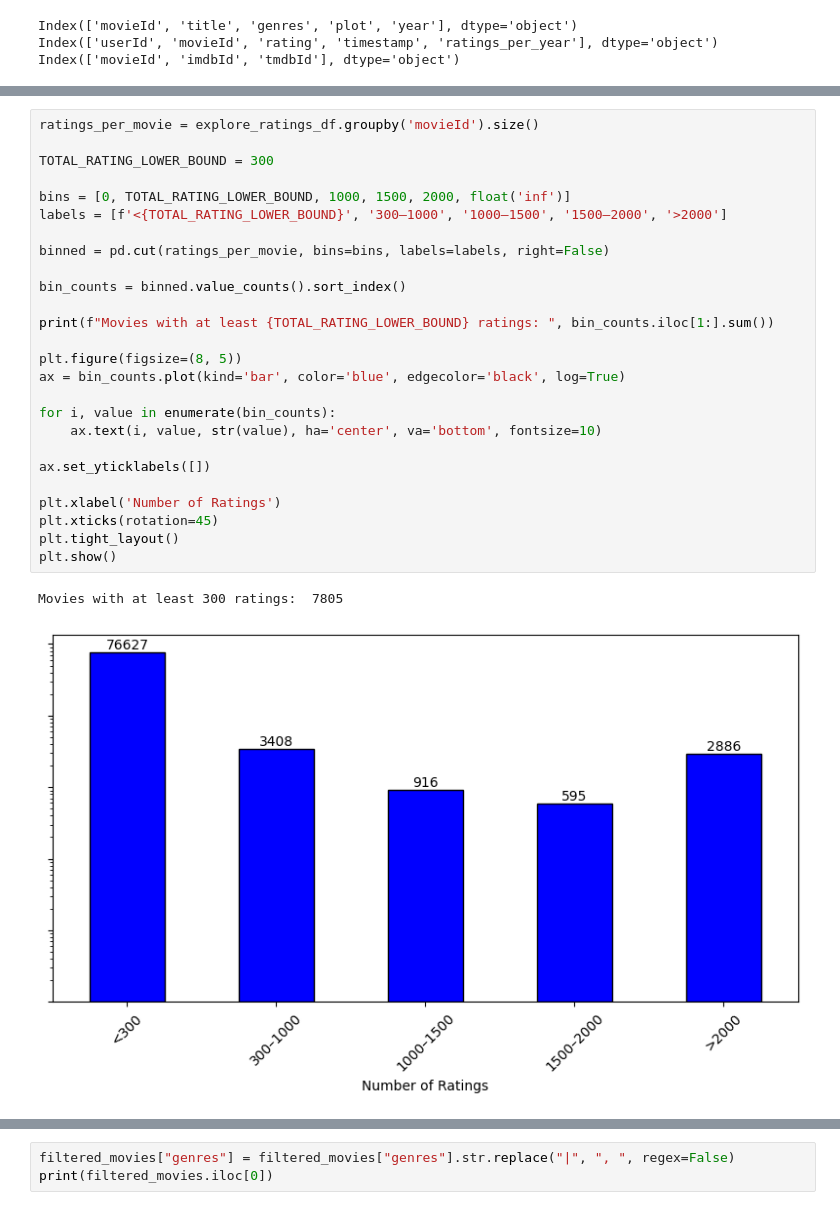
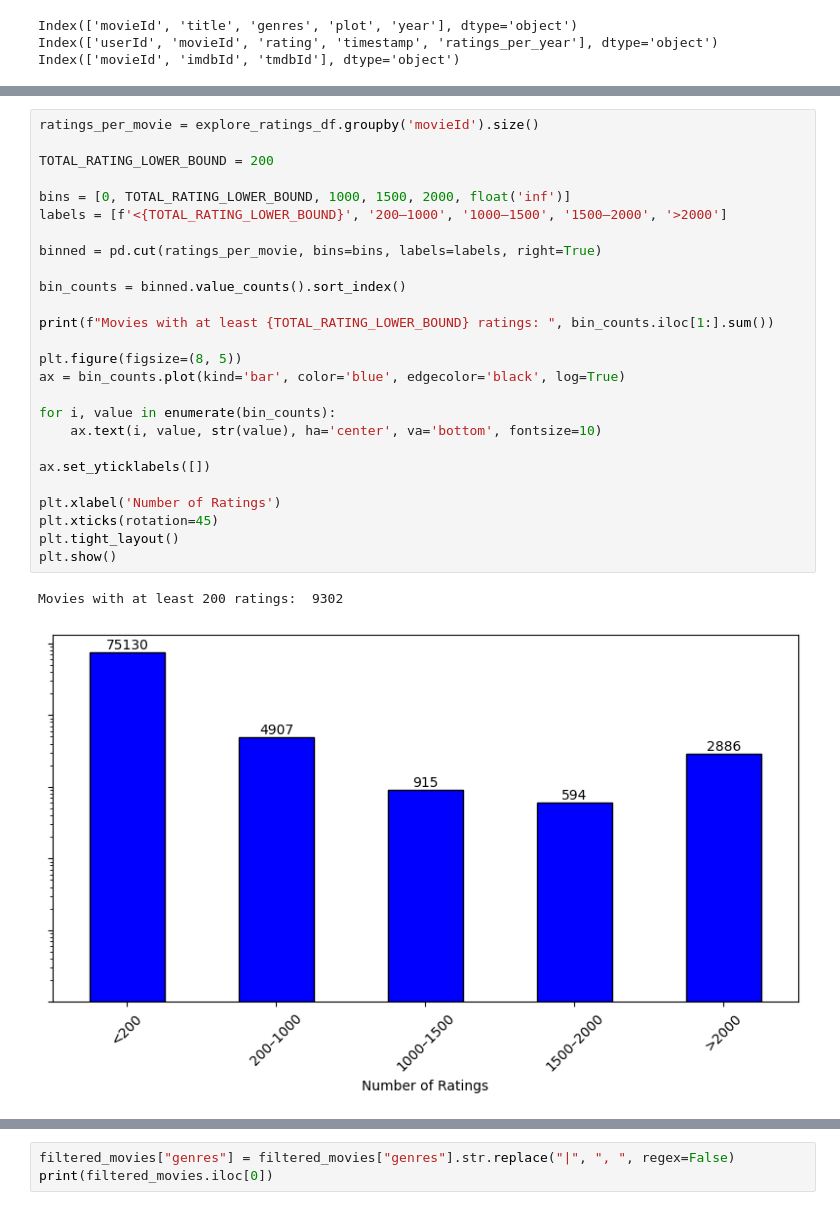
Before and after one commit to RichardFedak/llm-diversity, a Jupyter notebook: experiment/EasyStudy/server/static/datasets/ml-latest/explore.ipynb, the cells around one changed output, grey strips where cells are left out. Drawn from its saved outputs; the diff is of its cells as text.

```diff
--- a/experiment/EasyStudy/server/static/datasets/ml-latest/explore.ipynb
+++ b/experiment/EasyStudy/server/static/datasets/ml-latest/explore.ipynb
@@ -181,29 +183,29 @@ Unrated movies: 0
 # %%
 ratings_per_movie = explore_ratings_df.groupby('movieId').size()
 
-TOTAL_RATING_LOWER_BOUND = 300
+TOTAL_RATING_LOWER_BOUND = 200
 
 bins = [0, TOTAL_RATING_LOWER_BOUND, 1000, 1500, 2000, float('inf')]
-labels = [f'<{TOTAL_RATING_LOWER_BOUND}', '300–1000', '1000–1500', '1500–2000', '>2000']
+labels = [f'<{TOTAL_RATING_LOWER_BOUND}', '200–1000', '1000–1500', '1500–2000', '>2000']
 
-binned = pd.cut(ratings_per_movie, bins=bins, labels=labels, right=False)
+binned = pd.cut(ratings_per_movie, bins=bins, labels=labels, right=True)
 
 bin_counts = binned.value_counts().sort_index()
 
 print(f"Movies with at least {TOTAL_RATING_LOWER_BOUND} ratings: ", bin_counts.iloc[1:].sum())
 
 plt.figure(figsize=(8, 5))
 ax = bin_counts.plot(kind='bar', color='blue', edgecolor='black', log=True)
 
 for i, value in enumerate(bin_counts):
     ax.text(i, value, str(value), ha='center', va='bottom', fontsize=10)
 
 ax.set_yticklabels([])
 
 plt.xlabel('Number of Ratings')
 plt.xticks(rotation=45)
 plt.tight_layout()
 plt.show()
 # %% [output]
-Movies with at least 300 ratings:  7805
+Movies with at least 200 ratings:  9302
-[figure, old version]
+[figure, new version]
```
Also changed, not shown: parts of 5 cells of this notebook.
